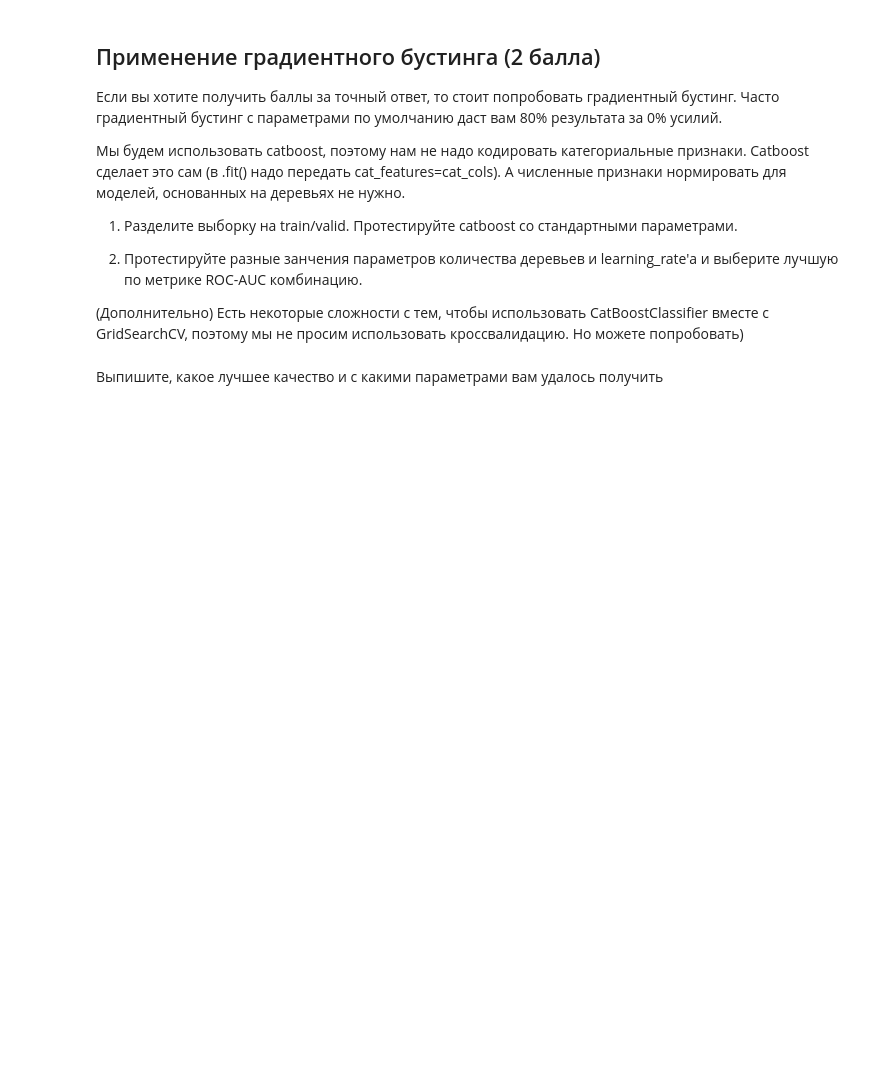
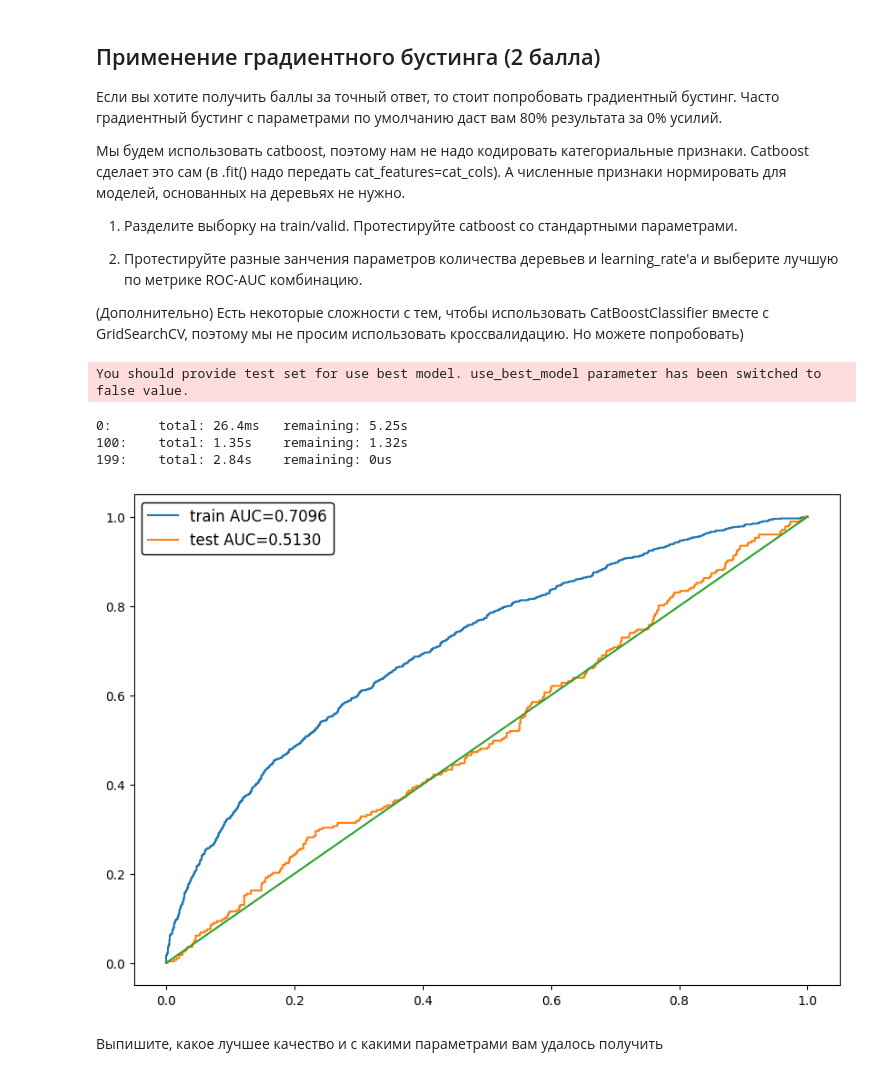
Before and after one commit to Kr0uxx/DA-mini-project, a Jupyter notebook: hw_3_kaggle.ipynb, the cells around one changed output. Cells and saved outputs as stored; diff of their text form; code cells hidden in the pictures; blank space fills up the shorter version.

```diff
--- a/hw_3_kaggle.ipynb
+++ b/hw_3_kaggle.ipynb
@@ -180,0 +302,3 @@ from sklearn.pipeline import make_pipeline
+# %%
+X_origin = data.iloc[:, :-1]
+X_origin.head()
@@ -180,0 +312,7 @@ from sklearn.pipeline import make_pipeline
+# %%
+X = data.drop(columns=['Churn']); y = data.Churn
+X_train, X_test, y_train, y_test = train_test_split(X, y,
+                                                    train_size=0.8,
+                                                    random_state=42,
+                                                    stratify=y)
+X_train.head()
@@ -196,0 +504,4 @@ from sklearn.pipeline import make_pipeline
+# %%
+X_train_origin, X_test_origin, _, _ = train_test_split(X_origin, y,
+                                                       train_size=0.8,
+                                                       random_state=42)
@@ -197,3 +513,39 @@ from sklearn.pipeline import make_pipeline
+# %%
+categorical_cols_indices = [X_train_origin.columns.get_loc(col) for col in categorical_cols]
+
+model = CatBoostClassifier(
+    iterations=200,
+    learning_rate=0.1,
+    depth=6,
+    loss_function='Logloss',
+    eval_metric='AUC',
+    random_seed=42,
+    verbose=100
+)
+
+model.fit(train_pool, use_best_model=True)
+
+y_train_predicted = boosting_model.predict_proba(X_train_origin)[:, 1]
+y_test_predicted = boosting_model.predict_proba(X_test_origin)[:, 1]
+# %% [output]
+You should provide test set for use best model. use_best_model parameter has been switched to false value.
+0:      total: 26.4ms   remaining: 5.25s
+100:    total: 1.35s    remaining: 1.32s
+199:    total: 2.84s    remaining: 0us
+# %%
+train_auc = roc_auc_score(y_train, y_train_predicted)
+test_auc = roc_auc_score(y_test, y_test_predicted)
+
+plt.figure(figsize=(10,7))
+plt.plot(*roc_curve(y_train, y_train_predicted)[:2], label='train AUC={:.4f}'.format(train_auc))
+plt.plot(*roc_curve(y_test, y_test_predicted)[:2], label='test AUC={:.4f}'.format(test_auc))
+legend_box = plt.legend(fontsize='large', framealpha=1).get_frame()
+legend_box.set_facecolor("white")
+legend_box.set_edgecolor("black")
+plt.plot(np.linspace(0,1,100), np.linspace(0,1,100))
+plt.show()
+# %% [output]
+[figure, added]
 # %% [markdown]
 Выпишите, какое лучшее качество и с какими параметрами вам удалось получить
 # %% [markdown]
```
Also changed, not shown: parts of 37 cells of this notebook.
